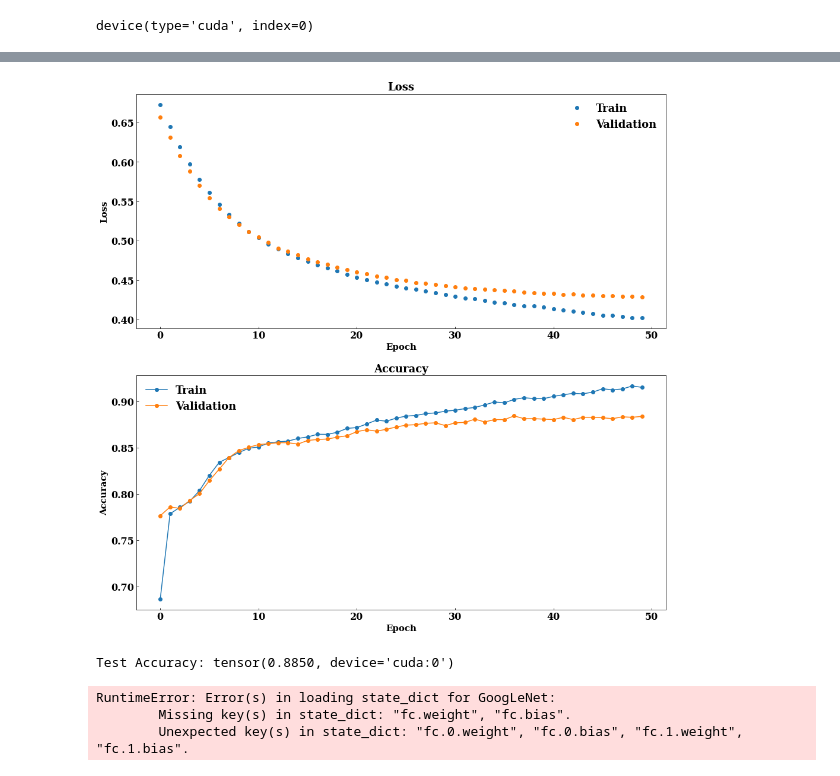
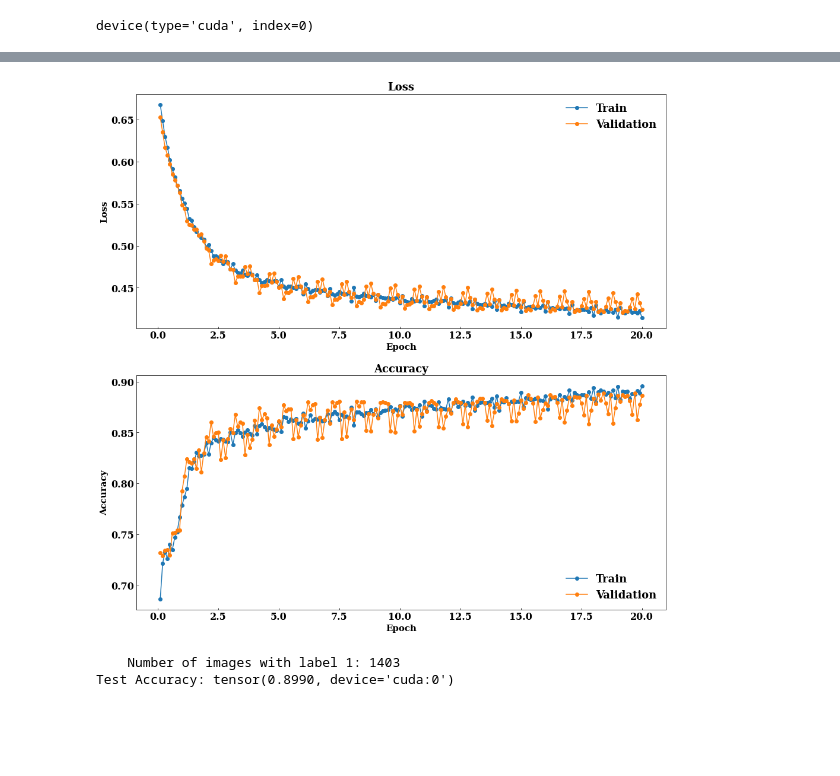
Before and after one commit to ymch815/ECE228ProjectTeam10, a Jupyter notebook: Pre_trained_model/BreastCancer_GoogleNet.ipynb, the cells around one changed output, grey strips where cells are left out. Drawn from its saved outputs; the diff is of its cells as text; code cells hidden in the pictures; blank space fills up the shorter version.

Commit message:
Use more data to train and finetuned some of the parameters

```diff
--- a/Pre_trained_model/BreastCancer_GoogleNet.ipynb
+++ b/Pre_trained_model/BreastCancer_GoogleNet.ipynb
@@ -93,2 +72,0 @@ Number of images with label 1: 4060
-# %%
-data_set = full_data_set[:10000]
@@ -111,11 +86,3 @@ device = torch.device("cuda:0" if torch.cuda.is_available() else "cpu")
 device
 # %% [output]
 device(type='cuda', index=0)
-# %%
-train_set, val_set = torch.utils.data.random_split(data_set, [int(len(data_set)*0.8), int(len(data_set)*0.2)],
-                                                   generator=torch.Generator().manual_seed(42))
-
-image_datasets = {
-    'train': train_set,
-    'validation': val_set
-}
@@ -131,4 +132,5 @@ dataloaders = {
 # %%
+# Load the pre-trained GoogLeNet model
 model = models.googlenet(pretrained=True).to(device)
 
 model.fc = nn.Sequential(
@@ -137,4 +139,4 @@ model.fc = nn.Sequential(
                nn.Softmax(dim=1)).to(device)
 
 criterion = nn.CrossEntropyLoss()
-optimizer = optim.AdamW(model.parameters(), lr=0.000001, betas=(0.9, 0.999), weight_decay=0.5e-3, eps=1e-08, amsgrad=False)
+optimizer = optim.AdamW(model.parameters(), lr=0.0000008, betas=(0.9, 0.999), weight_decay=1e-2, eps=1e-08, amsgrad=False)
@@ -206,5 +215,6 @@ def train_model(model, criterion, optimizer, num_epochs=3):
 
     return model, stats
 # %%
-model_trained, stats_trained = train_model(model, criterion, optimizer, num_epochs=50)
+# Model training
+model_trained, stats_trained = train_model(model, criterion, optimizer, num_epochs=20, num_sets=10, num_perset=8000)
 # %% [output]
@@ -230,33 +242,34 @@ validation loss: 0.4286, acc: 0.8840
 # %%
 # Visualize training loss and train / val accuracy
 fig = plt.figure(figsize=(16,16))
 plt.subplot(2, 1, 1)
 plt.title('Loss', fontweight='bold', fontsize=18)
-plt.plot(stats_trained['train loss'], 'o', label='Train')
-plt.plot(stats_trained['validation loss'], 'o', label='Validation')
+plt.plot(np.linspace(0.1,20,200), stats_trained['train loss'], '-o', label='Train')
+plt.plot(np.linspace(0.1,20,200), stats_trained['validation loss'], '-o', label='Validation')
 plt.xlabel('Epoch', fontsize=15)
 plt.ylabel('Loss', fontsize=15)
 plt.xticks(fontsize=16)
 plt.yticks(fontsize=16)
 plt.legend(loc='best', prop={'size':18}, frameon=False)
 
 plt.subplot(2, 1, 2)
 plt.title('Accuracy', fontweight='bold', fontsize=18)
-plt.plot(stats_trained['train accuracy'], '-o', label='Train')
-plt.plot(stats_trained['validation accuracy'], '-o', label='Validation')
+plt.plot(np.linspace(0.1,20,200), stats_trained['train accuracy'], '-o', label='Train')
+plt.plot(np.linspace(0.1,20,200), stats_trained['validation accuracy'], '-o', label='Validation')
 plt.xlabel('Epoch', fontsize=15)
 plt.ylabel('Accuracy', fontsize=15)
 plt.xticks(fontsize=16)
 plt.yticks(fontsize=16)
 plt.legend(loc='best', prop={'size':18}, frameon=False)
 # plt.gcf().set_size_inches(15, 12)
-plt.savefig('./Fig/GoogleNet_result_v2.png')
+plt.savefig('./Fig/GoogleNet_result_v5.png')
 plt.show()
 # %% [output]
-[figure, old version]
+[figure, new version]
 # %%
-test_set = full_data_set[10000:11000]
-test_dataloader = torch.utils.data.DataLoader(test_set, batch_size=batch_size, shuffle=True)
+# Use a test dataset to examine the accuracy
+test_set, test_loader = data_loader(data, 80000, 85000)
+test_dataloader = torch.utils.data.DataLoader(test_set['validation'], batch_size=64, shuffle=True)
 
 running_corrects = 0
 for inputs, labels in test_dataloader:
@@ -271,6 +284,7 @@ for inputs, labels in test_dataloader:
     # print ('Predictions:', preds)
     running_corrects += torch.sum(preds == labels.data)
 
-print ('Test Accuracy:', running_corrects/len(test_set))
+print ('Test Accuracy:', running_corrects/len(test_set['validation']))
 # %% [output]
-Test Accuracy: tensor(0.8850, device='cuda:0')
+    Number of images with label 1: 1403
+Test Accuracy: tensor(0.8990, device='cuda:0')
@@ -279,8 +290,0 @@ torch.save(model_trained.state_dict(), './Models/googlenet_trained.pth')
-# %%
-model_load = models.googlenet(pretrained=True).to(device)
-model_load.load_state_dict(torch.load('./Models/googlenet_trained.pth'))
-model_load.eval()
-# %% [output]
-RuntimeError: Error(s) in loading state_dict for GoogLeNet:
-        Missing key(s) in state_dict: "fc.weight", "fc.bias".
-        Unexpected key(s) in state_dict: "fc.0.weight", "fc.0.bias", "fc.1.weight", "fc.1.bias".
```
Also changed, not shown: parts of 14 cells of this notebook.
